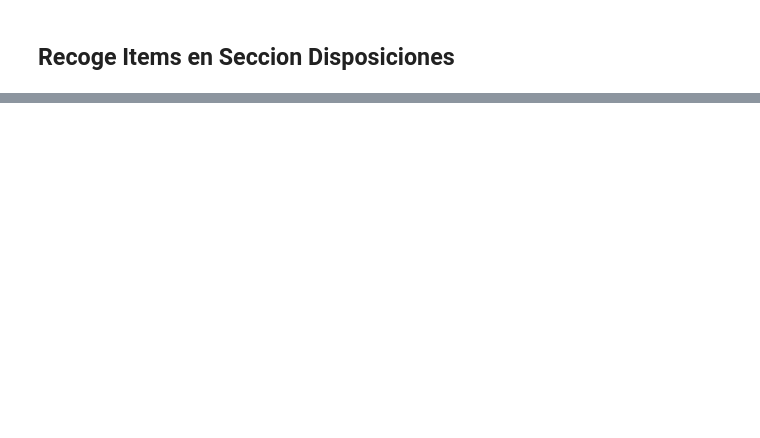
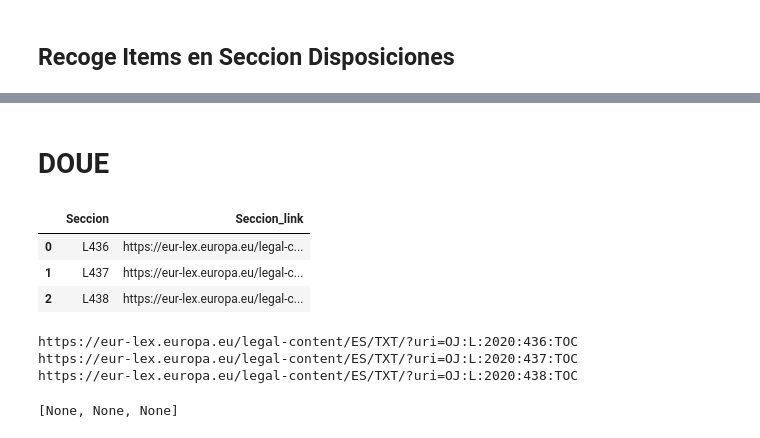
Before and after one commit to aariassanta/twitter-nlp, a Jupyter notebook: XML_extract_text.ipynb, the cells around one changed output, grey strips where cells are left out. Cells and saved outputs as stored; diff of their text form; code cells hidden in the pictures; blank space fills up the shorter version.

Commit message:
v10 Incluye DOUE

```diff
--- a/XML_extract_text.ipynb
+++ b/XML_extract_text.ipynb
@@ -736,0 +772,47 @@ pdf_link
+# %% [markdown]
+# DOUE
+# %%
+# --------------------------------------------------------------------------------------
+# DOUE
+# --------------------------------------------------------------------------------------
+
+URL_HTML_resumen =  "https://eur-lex.europa.eu/oj/direct-access.html?locale=es"
+
+## carga página HTML y genera árbol
+
+response = requests.get(URL_HTML_resumen)
+tree = html.fromstring(response.text)
+
+## Recoge Nombre Secciones Sumario
+
+secciones = tree.xpath('//*[@id="MainContent"]/div[2]/div[2]/div/table/tbody/tr[1]')
+#print(secciones)
+# %%
+## Recoge Valores para formar URLs Secciones Sumario
+
+df_secciones_sumarios = pd.DataFrame()
+for seccion in secciones:
+    seccion_name = seccion.xpath('./td[2]/a/text()')
+    seccion_URL = seccion.xpath('./td[2]/a/@href')
+    #seccion = re.sub('(\\r|\\n|\\t)+', '', seccion)
+    #print(seccion_name)
+    #print(seccion_URL)
+
+for row in range(len(seccion_name)):
+    df_secciones_sumarios = df_secciones_sumarios.append({'Seccion': seccion_name[row],
+                                            'Seccion_link' : 'https://eur-lex.europa.eu' + seccion_URL[row][4:]},
+                                            ignore_index=True)
+# %%
+df_secciones_sumarios
+# %% [output]
+|  | Seccion | Seccion_link |
+| 0 | L436 | https://eur-lex.europa.eu/legal-c... |
+| 1 | L437 | https://eur-lex.europa.eu/legal-c... |
+| 2 | L438 | https://eur-lex.europa.eu/legal-c... |
+# %%
+[ print (row) for row in df_secciones_sumarios['Seccion_link']]
+# %% [output]
+https://eur-lex.europa.eu/legal-content/ES/TXT/?uri=OJ:L:2020:436:TOC
+https://eur-lex.europa.eu/legal-content/ES/TXT/?uri=OJ:L:2020:437:TOC
+https://eur-lex.europa.eu/legal-content/ES/TXT/?uri=OJ:L:2020:438:TOC
+[None, None, None]
```
Also changed, not shown: parts of 24 cells of this notebook, 29 other files.
